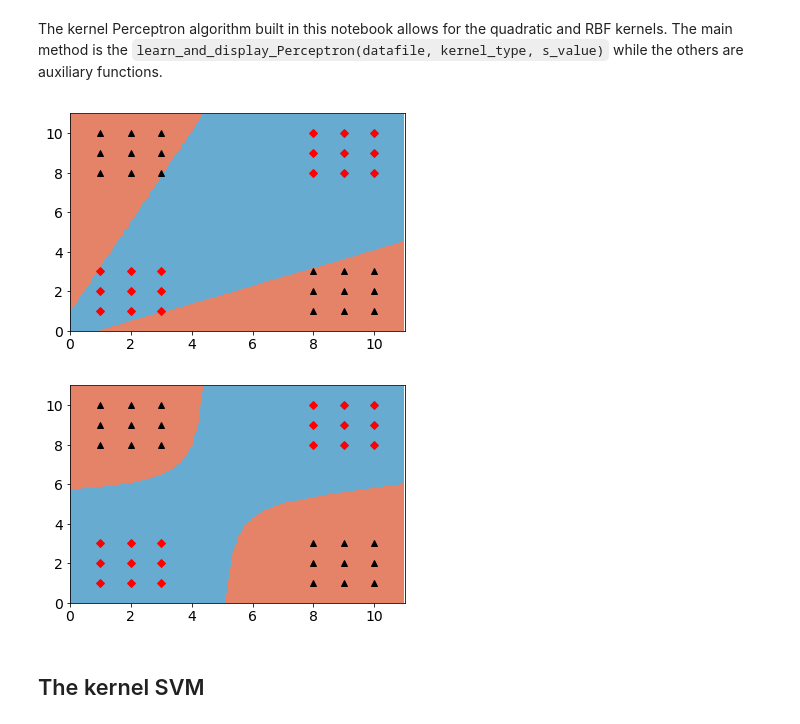
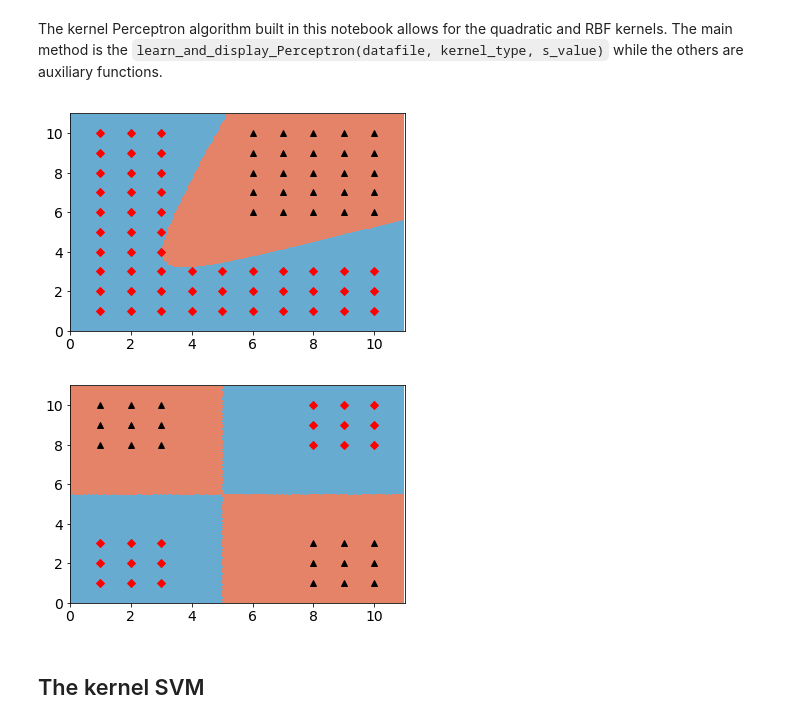
Before and after one commit to anthonyckleung/Kernel-Perceptron-SVM, a Jupyter notebook: svm_and_Perceptron.ipynb, the cells around one changed output. Drawn from its saved outputs; the diff is of its cells as text; code cells hidden in the pictures.

```diff
--- a/svm_and_Perceptron.ipynb
+++ b/svm_and_Perceptron.ipynb
@@ -103,7 +103,7 @@ def kernel_perceptron_rbf(x, y, s_value, n_iters=100):
 ### MAIN PERCEPTRON METHOD
 ###--------------------------
 
-def learn_and_display_Perceptron(datafile, kernel_type, s_value=5.93):
+def learn_and_display_Perceptron(datafile, kernel_type, s_value=10):
     data = np.loadtxt(datafile)
     n,d = data.shape
     # Create training set x and labels y
@@ -141,13 +141,13 @@ def learn_and_display_Perceptron(datafile, kernel_type, s_value=5.93):
         plt.pcolormesh(xx1, xx2, Z, cmap=plt.cm.RdBu, vmin=-2, vmax=2)
     plt.show()
 # %%
-learn_and_display_Perceptron('data2.txt', kernel_type='quadratic')
+learn_and_display_Perceptron('data4.txt', kernel_type='quadratic')
 # %% [output]
-[figure, old version]
+[figure, new version]
 # %%
-learn_and_display_Perceptron('data2.txt', kernel_type='rbf')
+learn_and_display_Perceptron('data2.txt', kernel_type='rbf', s_value=10)
 # %% [output]
-[figure, old version]
+[figure, new version]
 # %% [markdown]
 ## The kernel SVM
 # %%
```
